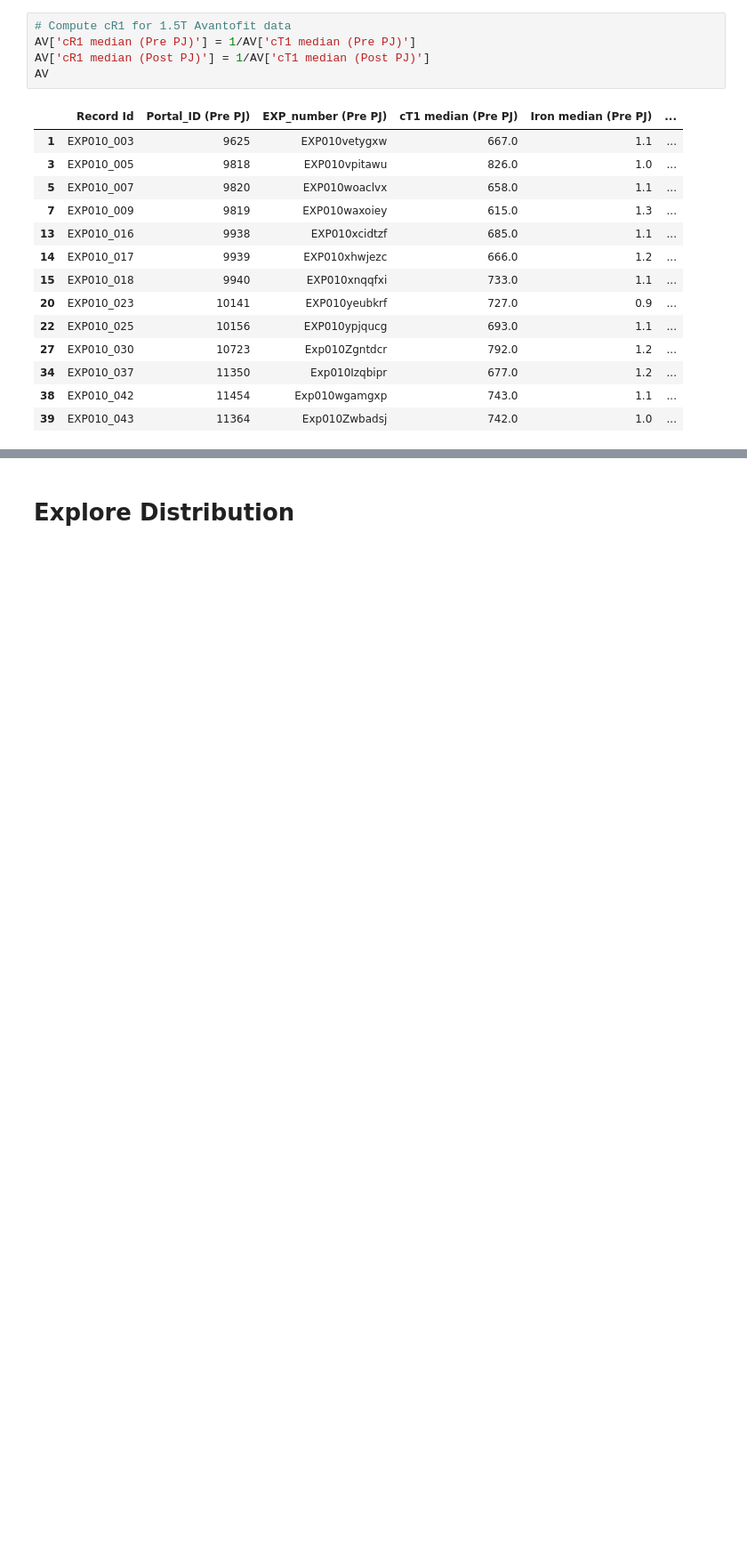
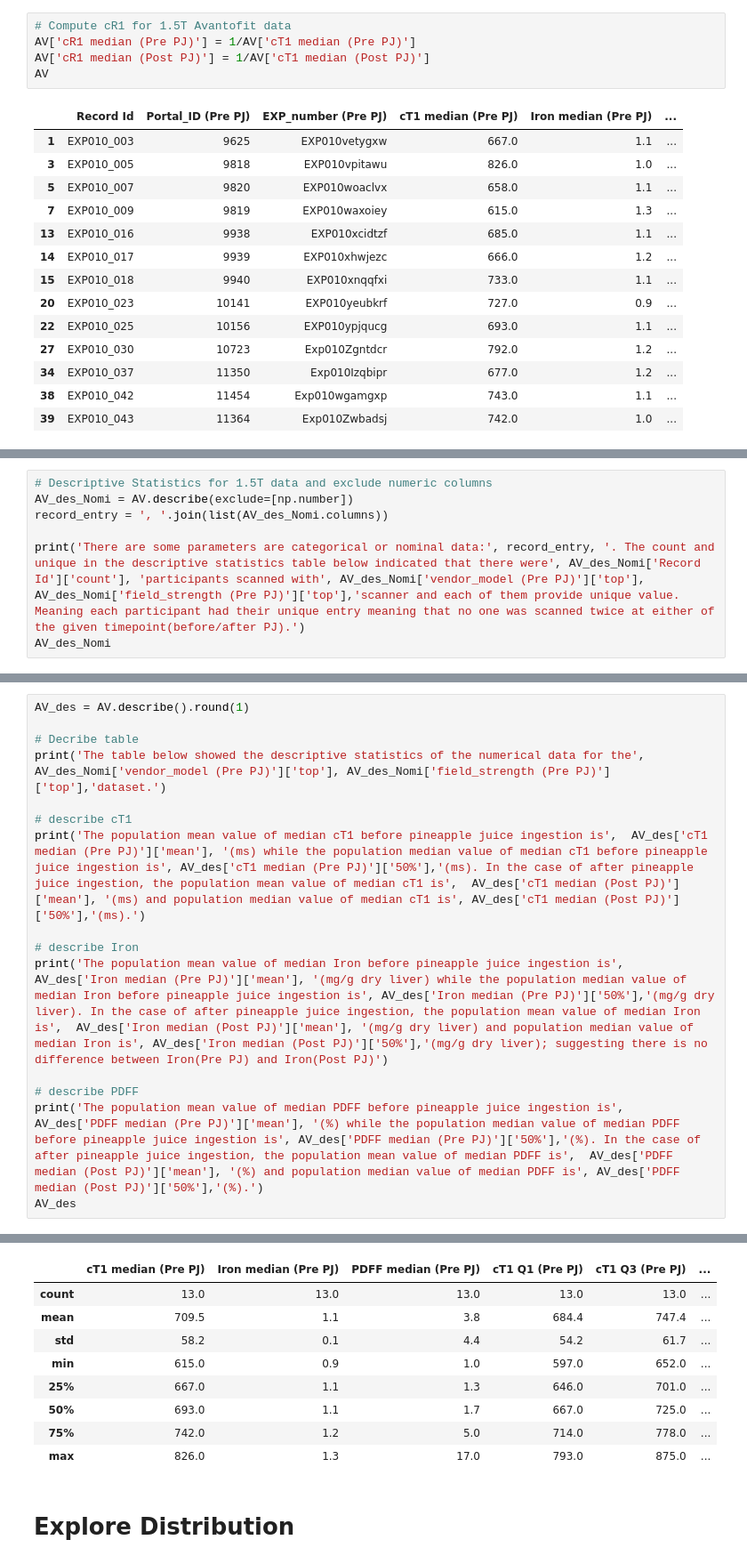
Before and after one commit to WhySeeYC/reference_app, a Jupyter notebook: PineappleJuice/VendorSpecificPlots.ipynb, the cells around one changed output, grey strips where cells are left out. Shown at 89% size. Cells and saved outputs as stored; diff of their text form; blank space fills up the shorter version.

```diff
--- a/PineappleJuice/VendorSpecificPlots.ipynb
+++ b/PineappleJuice/VendorSpecificPlots.ipynb
@@ -269,0 +210,7 @@ AV
+# %%
+# Descriptive Statistics for 1.5T data and exclude numeric columns
+AV_des_Nomi = AV.describe(exclude=[np.number])
+record_entry = ', '.join(list(AV_des_Nomi.columns))
+
+print('There are some parameters are categorical or nominal data:', record_entry, '. The count and unique in the descriptive statistics table below indicated that there were', AV_des_Nomi['Record Id']['count'], 'participants scanned with', AV_des_Nomi['vendor_model (Pre PJ)']['top'], AV_des_Nomi['field_strength (Pre PJ)']['top'],'scanner and each of them provide unique value. Meaning each participant had their unique entry meaning that no one was scanned twice at either of the given timepoint(before/after PJ).')
+AV_des_Nomi
@@ -269,0 +254,16 @@ AV
+# %%
+AV_des = AV.describe().round(1)
+
+# Decribe table
+print('The table below showed the descriptive statistics of the numerical data for the', AV_des_Nomi['vendor_model (Pre PJ)']['top'], AV_des_Nomi['field_strength (Pre PJ)']['top'],'dataset.')
+
+# describe cT1
+print('The population mean value of median cT1 before pineapple juice ingestion is',  AV_des['cT1 median (Pre PJ)']['mean'], '(ms) while the population median value of median cT1 before pineapple juice ingestion is', AV_des['cT1 median (Pre PJ)']['50%'],'(ms). In the case of after pineapple juice ingestion, the population mean value of median cT1 is',  AV_des['cT1 median (Post PJ)']['mean'], '(ms) and population median value of median cT1 is', AV_des['cT1 median (Post PJ)']['50%'],'(ms).')
+
+# describe Iron
+print('The population mean value of median Iron before pineapple juice ingestion is',  AV_des['Iron median (Pre PJ)']['mean'], '(mg/g dry liver) while the population median value of median Iron before pineapple juice ingestion is', AV_des['Iron median (Pre PJ)']['50%'],'(mg/g dry liver). In the case of after pineapple juice ingestion, the population mean value of median Iron is',  AV_des['Iron median (Post PJ)']['mean'], '(mg/g dry liver) and population median value of median Iron is', AV_des['Iron median (Post PJ)']['50%'],'(mg/g dry liver); suggesting there is no difference between Iron(Pre PJ) and Iron(Post PJ)')
+
+# describe PDFF
+print('The population mean value of median PDFF before pineapple juice ingestion is',  AV_des['PDFF median (Pre PJ)']['mean'], '(%) while the population median value of median PDFF before pineapple juice ingestion is', AV_des['PDFF median (Pre PJ)']['50%'],'(%). In the case of after pineapple juice ingestion, the population mean value of median PDFF is',  AV_des['PDFF median (Post PJ)']['mean'], '(%) and population median value of median PDFF is', AV_des['PDFF median (Post PJ)']['50%'],'(%).')
+AV_des
+# %% [output]
@@ -270,3 +274,12 @@ AV
+|  | cT1 median (Pre PJ) | Iron median (Pre PJ) | PDFF median (Pre PJ) | cT1 Q1 (Pre PJ) | cT1 Q3 (Pre PJ) | ... |
+| count | 13.0 | 13.0 | 13.0 | 13.0 | 13.0 | ... |
+| mean | 709.5 | 1.1 | 3.8 | 684.4 | 747.4 | ... |
+| std | 58.2 | 0.1 | 4.4 | 54.2 | 61.7 | ... |
+| min | 615.0 | 0.9 | 1.0 | 597.0 | 652.0 | ... |
+| 25% | 667.0 | 1.1 | 1.3 | 646.0 | 701.0 | ... |
+| 50% | 693.0 | 1.1 | 1.7 | 667.0 | 725.0 | ... |
+| 75% | 742.0 | 1.2 | 5.0 | 714.0 | 778.0 | ... |
+| max | 826.0 | 1.3 | 17.0 | 793.0 | 875.0 | ... |
 # %% [markdown]
 # Explore Distribution
 # %% [markdown]
```
Also changed, not shown: parts of 34 cells of this notebook.
